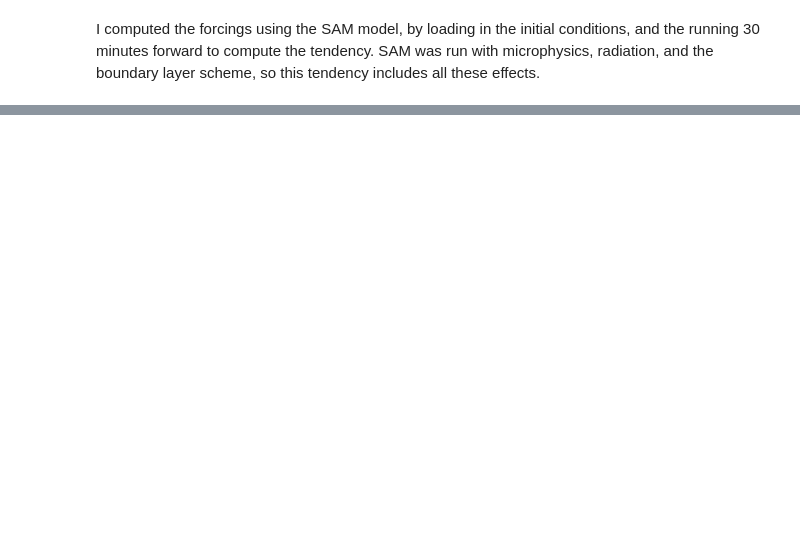
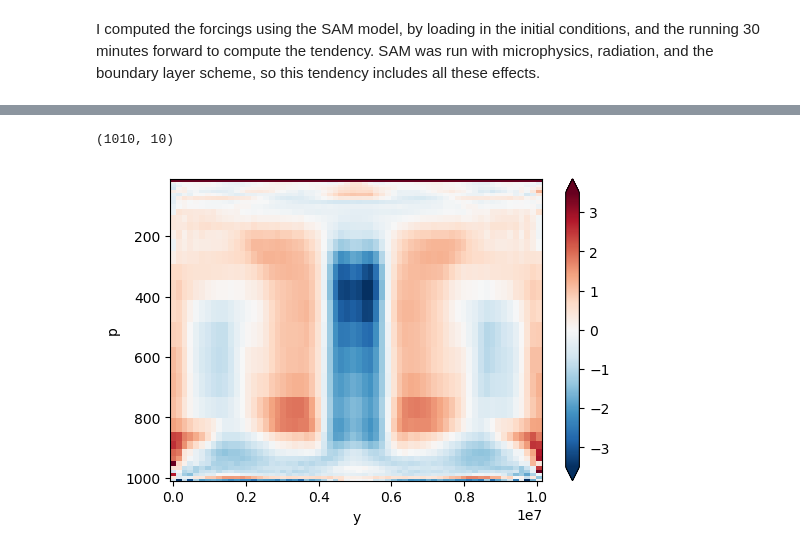
Before and after one commit to nbren12/uwnet, a Jupyter notebook: notebooks/2.7-SAM-computed-forcings.ipynb, the cells around one changed output, grey strips where cells are left out. Drawn from its saved outputs; the diff is of its cells as text; code cells hidden in the pictures; blank space fills up the shorter version.

```diff
--- a/notebooks/2.7-SAM-computed-forcings.ipynb
+++ b/notebooks/2.7-SAM-computed-forcings.ipynb
@@ -2,9 +2,15 @@
 %matplotlib inline
 import matplotlib.pyplot as plt
 
+
+def to_p(ds,p):
+    return ds.assign(p=p).swap_dims({'z': 'p'})
+
+
 plt.rc('figure', dpi=100)
 # %% [markdown]
 I computed the forcings using the SAM model, by loading in the initial conditions, and the running 30 minutes forward to compute the tendency. SAM was run with microphysics, radiation, and the boundary layer scheme, so this tendency includes all these effects.
 # %%
 tend_path = "../data/processed/forcings.nc"
 input_path = "../data/processed/inputs.nc"
+dry_path = "../data/processed/tend_dry.nc"
@@ -10,0 +19,18 @@ input_path = "../data/processed/inputs.nc"
+# %%
+ds = xr.open_dataset(dry_path, chunks={'time': 100})
+p = ds.p[0].drop('time')
+
+ds = to_p(ds, p)
+# %%
+ds1 = ds.isel(time=slice(0, None, 2))
+ds2 = ds.isel(time=slice(1, None, 2))
+
+dt = (ds2.time.values-ds1.time.values)[0]
+
+x = xr.concat([ds1, ds2.assign_coords(time=ds1.time)], dim='step').assign(dt=dt)
+
+
+FSL = (x.TABS[1] - x.TABS[0])/x.dt
+FQV = (x.QV[1] - x.QV[0])/x.dt
+
+FSL.persist()
@@ -10,0 +46,6 @@ input_path = "../data/processed/inputs.nc"
+# %%
+FSL.mean(['x', 'time']).plot(vmax=3.5)
+plt.ylim([1010, 10])
+# %% [output]
+(1010, 10)
+[figure, added]
```
Also changed, not shown: parts of 22 cells of this notebook.
